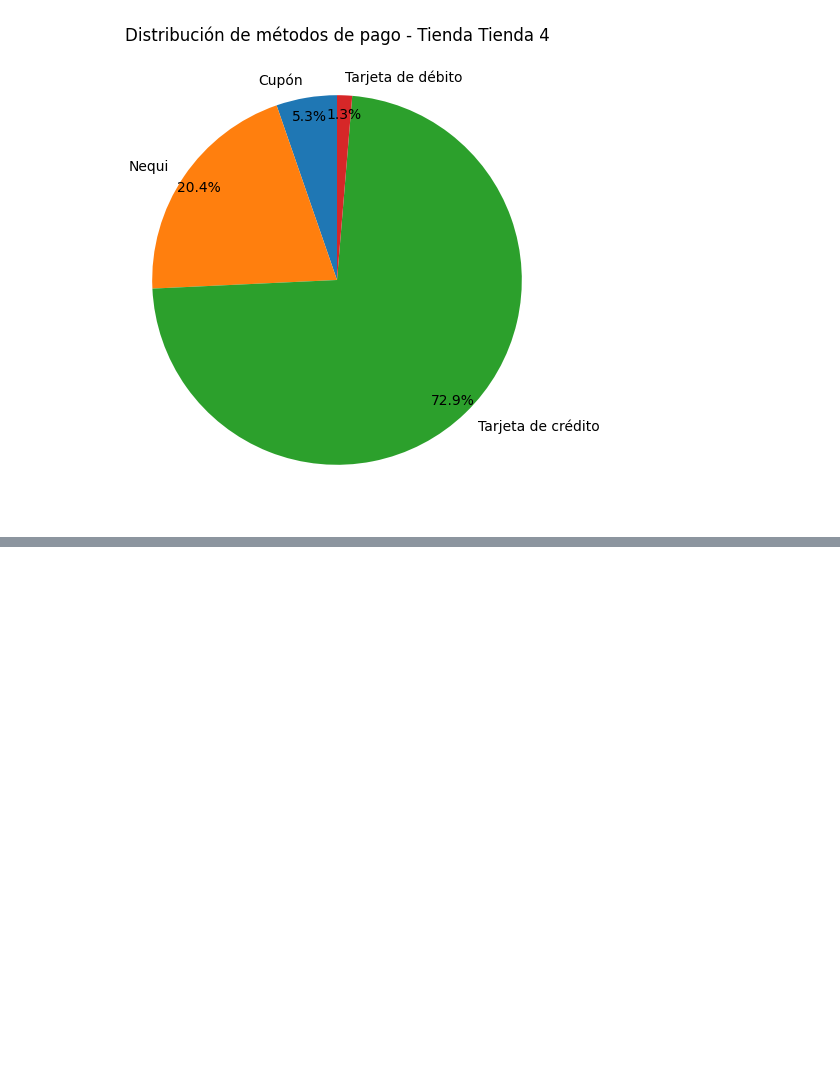
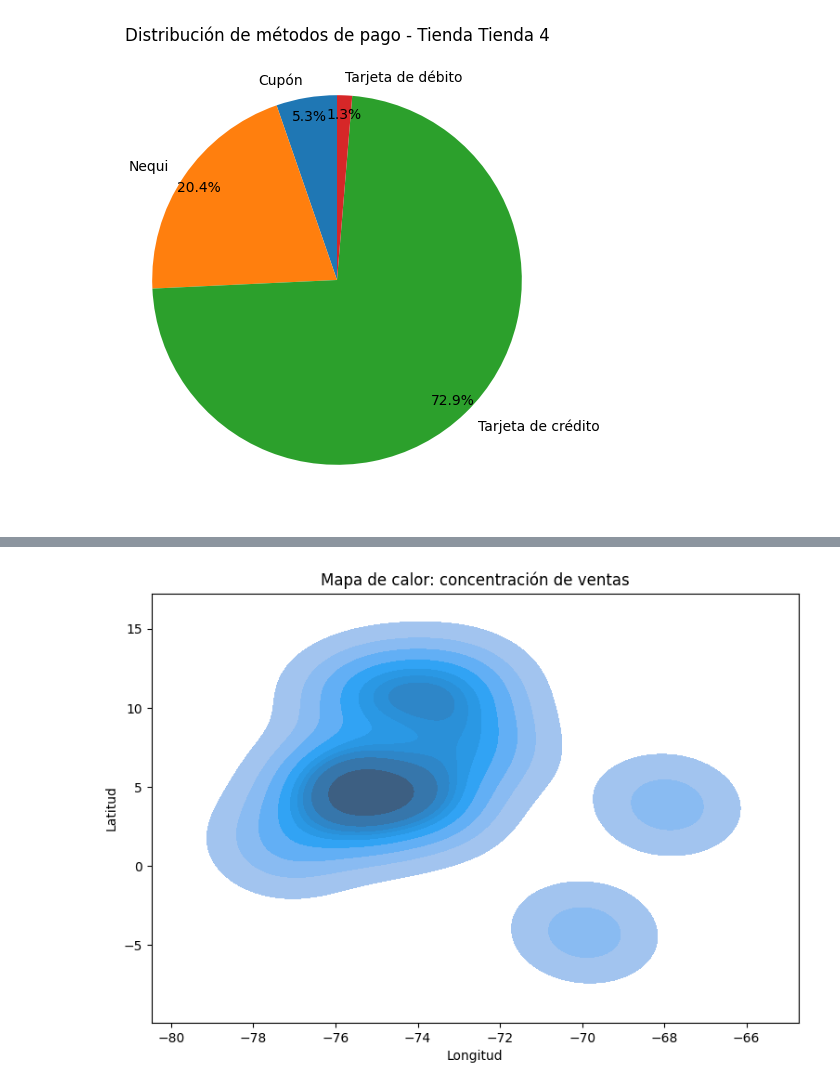
Before and after one commit to AndreaCisneros/challenge-alura-store, a Jupyter notebook: Alura-store.ipynb, the cells around one changed output, grey strips where cells are left out. Cells and saved outputs as stored; diff of their text form; code cells hidden in the pictures; blank space fills up the shorter version.

```diff
--- a/Alura-store.ipynb
+++ b/Alura-store.ipynb
@@ -503,0 +562,16 @@ for tienda in pagos_tienda['Tienda'].unique():
+# %%
+plt.figure(figsize=(9,6))
+
+sns.kdeplot(
+    data=ubicacion_tiendas,
+    x='lon',
+    y='lat',
+    fill=True
+)
+
+plt.title('Mapa de calor: concentración de ventas')
+plt.xlabel('Longitud')
+plt.ylabel('Latitud')
+plt.show()
+# %% [output]
+[figure, added]
```
Also changed, not shown: parts of 8 cells of this notebook.
